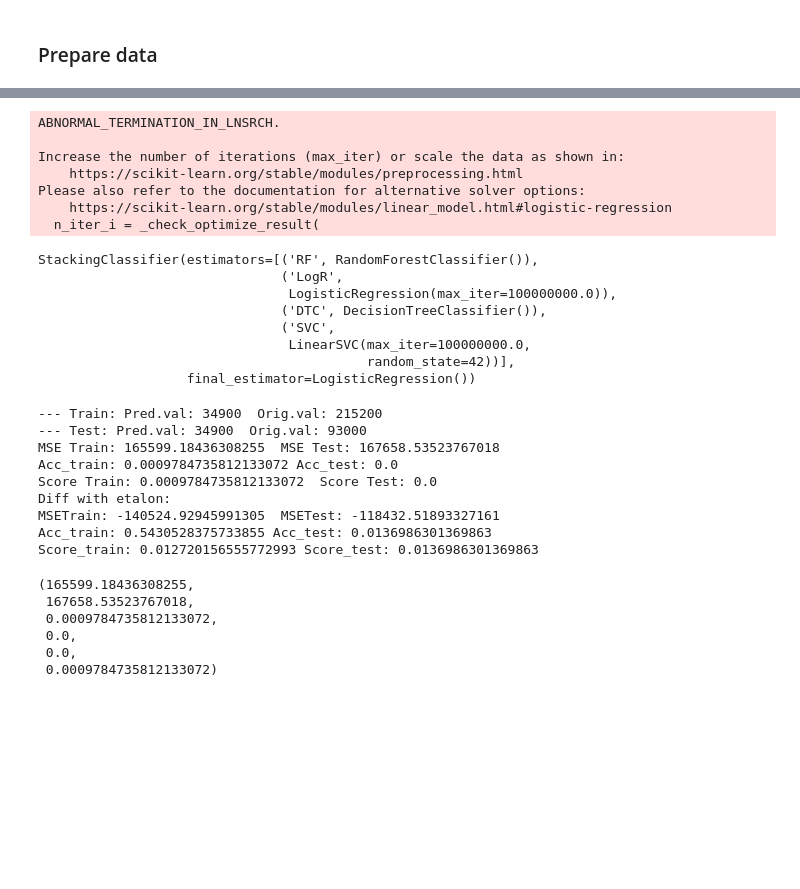
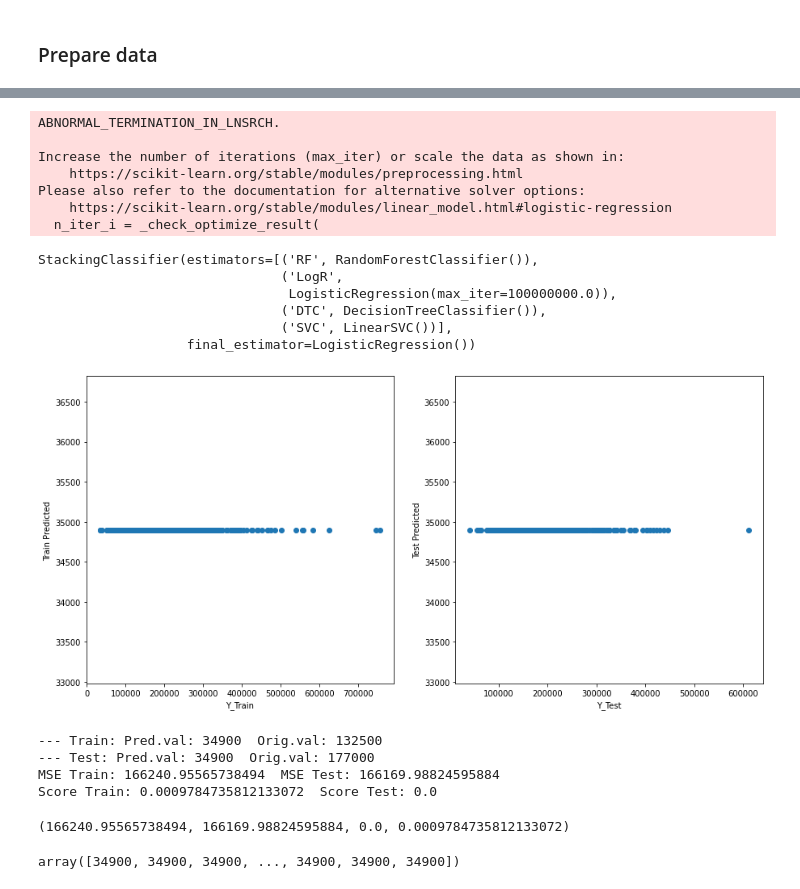
Before and after one commit to jk66rus/homework_01, a Jupyter notebook: homework_07/Homework 07.ipynb, the cells around one changed output, grey strips where cells are left out. Saved outputs shown, nothing was run; the diff lists cells and outputs as text; code cells hidden in the pictures; blank space fills up the shorter version.

```diff
--- a/homework_07/Homework 07.ipynb
+++ b/homework_07/Homework 07.ipynb
@@ -238,37 +283,48 @@ clf_rf1.fit(X_train, y_train)
 RandomForestClassifier(max_depth=10, max_features=1, min_samples_leaf=10,
                        n_estimators=20, n_jobs=-1)
 # %%
-# I didn't know yet the right way to measure data score, but I find mean_squared_error func (accuracy_score, and .score() ), let's measure using it.
+from sklearn.metrics import mean_squared_error
+from sklearn.model_selection import cross_val_predict
 
-
-from sklearn.metrics import accuracy_score, mean_squared_error
-
-def mse_score(model, etalon=None, x_train=X_train, x_test=X_test):
+def mse_score(model, etalon=None, x_train=X_train, x_test=X_test, no_limits=False):
     my_pred_train_data = model.predict(x_train)
     my_pred_test_data = model.predict(x_test)
+
+    fig, ax = plt.subplots(1,2,figsize=(15,7))
+    ax[0].scatter(y_train, my_pred_train_data)
+    if no_limits:
+        ax[0].plot()
+    else:
+        ax[0].plot([y_train.min(), y_train.max()], [y_train.min(), y_train.max()])
+    ax[0].set_xlabel('Y_Train')
+    ax[0].set_ylabel('Train Predicted')
+
+    ax[1].scatter(y_test, my_pred_test_data)
+    if no_limits:
+        ax[1].plot()
+    else:
+        ax[1].plot([y_test.min(), y_test.max()], [y_test.min(), y_test.max()])
+    ax[1].set_xlabel('Y_Test')
+    ax[1].set_ylabel('Test Predicted')
+    plt.show()
 
     print(f'--- Train: Pred.val: {my_pred_train_data[0]}  Orig.val: {y_train.iloc[0]}')
     print(f'--- Test: Pred.val: {my_pred_test_data[0]}  Orig.val: {y_test.iloc[0]}')
 
-    mse_train = np.sqrt(mean_squared_error(y_train, my_pred_train_data))
-    mse_test = np.sqrt(mean_squared_error(y_test, my_pred_test_data))
-
-    acc_train = accuracy_score(y_train, my_pred_train_data)
-    acc_test = accuracy_score(y_test, my_pred_test_data)
+    mse_train = np.sqrt(mean_squared_error(y_train, my_pred_train_data)).mean()
+    mse_test = np.sqrt(mean_squared_error(y_test, my_pred_test_data)).mean()
 
     score_train = model.score(x_train, y_train)
     score_test = model.score(x_test, y_test)
 
     print(f'MSE Train: {mse_train}  MSE Test: {mse_test} ')
-    print(f'Acc_train: {acc_train} Acc_test: {acc_test}')
     print(f'Score Train: {score_train}  Score Test: {score_test}')
     if etalon is not None:
         print(f'Diff with etalon:')
         print(f'MSETrain: {etalon[0] - mse_train}  MSETest: {etalon[1] - mse_test} ')
-        print(f'Acc_train: {etalon[2] - acc_train} Acc_test: {etalon[3] - acc_test}')
-        print(f'Score_train: {etalon[3] - score_train} Score_test: {etalon[4] - score_test}')
+        print(f'Score_train: {etalon[2] - score_train} Score_test: {etalon[3] - score_test}')
 
-    return (mse_train,mse_test,acc_train,acc_test,score_test,score_train)
+    return (mse_train,mse_test,score_test,score_train)
 # %%
 etalon_score = mse_score(clf_rf1, None, X_train, X_test)
 # %% [output]
@@ -504,7 +561,7 @@ classifier = StackingClassifier(
         ('RF', RandomForestClassifier()),
         ('LogR', LogisticRegression(max_iter=1e8)),
         ('DTC', DecisionTreeClassifier()),
-        ('SVC', LinearSVC(max_iter=1e8, random_state=42)),
+        ('SVC', LinearSVC()),
     ],
 LogisticRegression())
 # %%
@@ -521,25 +578,18 @@ StackingClassifier(estimators=[('RF', RandomForestClassifier()),
                                ('LogR',
                                 LogisticRegression(max_iter=100000000.0)),
                                ('DTC', DecisionTreeClassifier()),
-                               ('SVC',
-                                LinearSVC(max_iter=100000000.0,
-                                          random_state=42))],
+                               ('SVC', LinearSVC())],
                    final_estimator=LogisticRegression())
 # %%
-mse_score(classifier, etalon_score, X_train_ensemble, X_test_ensemble)
+mse_score(classifier, None, X_train_ensemble, X_test_ensemble, no_limits=True)
 # %% [output]
+[figure, added]
---- Train: Pred.val: 34900  Orig.val: 215200
---- Test: Pred.val: 34900  Orig.val: 93000
-MSE Train: 165599.18436308255  MSE Test: 167658.53523767018
-Acc_train: 0.0009784735812133072 Acc_test: 0.0
+--- Train: Pred.val: 34900  Orig.val: 132500
+--- Test: Pred.val: 34900  Orig.val: 177000
+MSE Train: 166240.95565738494  MSE Test: 166169.98824595884
 Score Train: 0.0009784735812133072  Score Test: 0.0
-Diff with etalon:
-MSETrain: -140524.92945991305  MSETest: -118432.51893327161
-Acc_train: 0.5430528375733855 Acc_test: 0.0136986301369863
-Score_train: 0.012720156555772993 Score_test: 0.0136986301369863
-(165599.18436308255,
- 167658.53523767018,
- 0.0009784735812133072,
- 0.0,
- 0.0,
- 0.0009784735812133072)
+(166240.95565738494, 166169.98824595884, 0.0, 0.0009784735812133072)
+# %%
+classifier.predict(X_train_ensemble)
+# %% [output]
+array([34900, 34900, 34900, ..., 34900, 34900, 34900])
```
Also changed, not shown: parts of 30 cells of this notebook.
